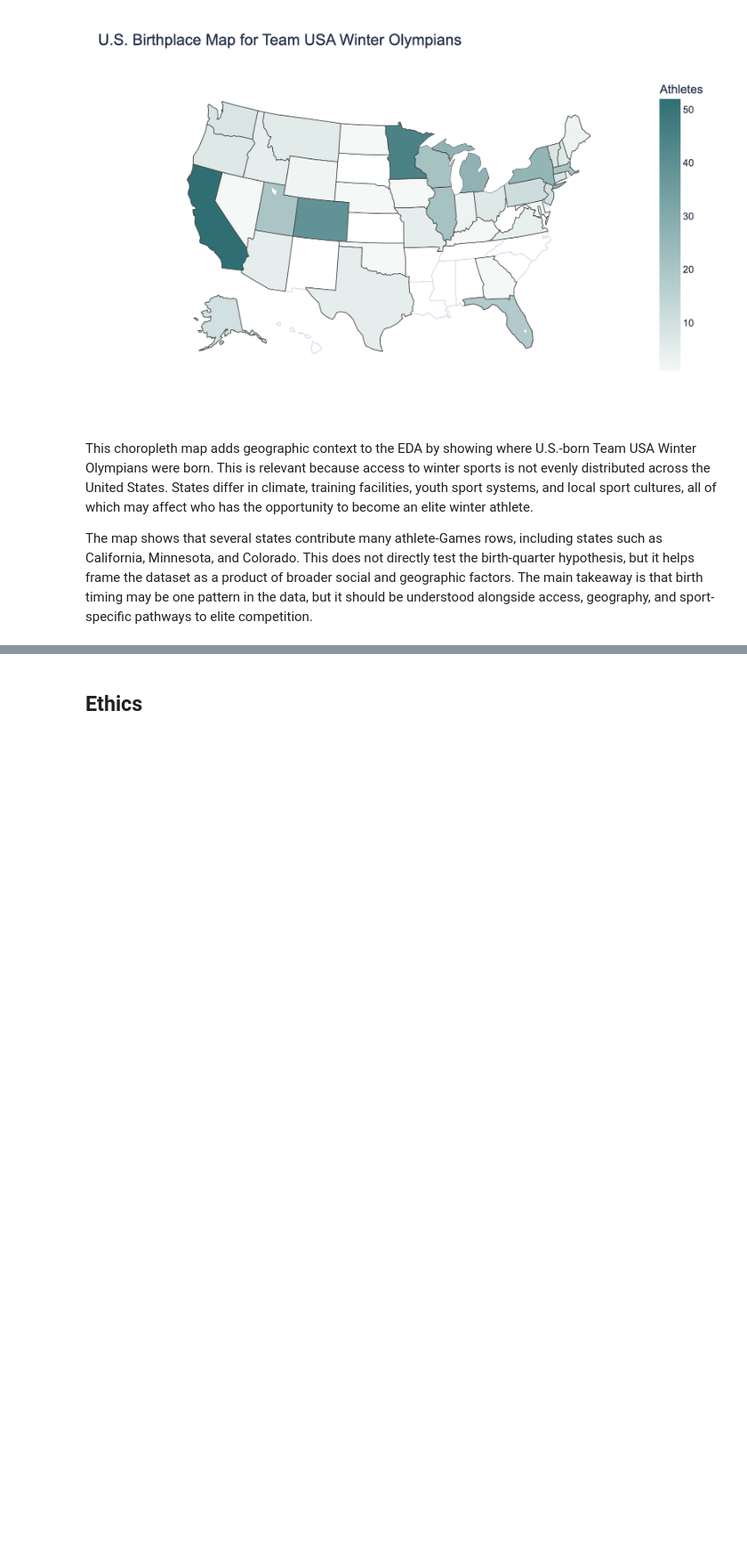
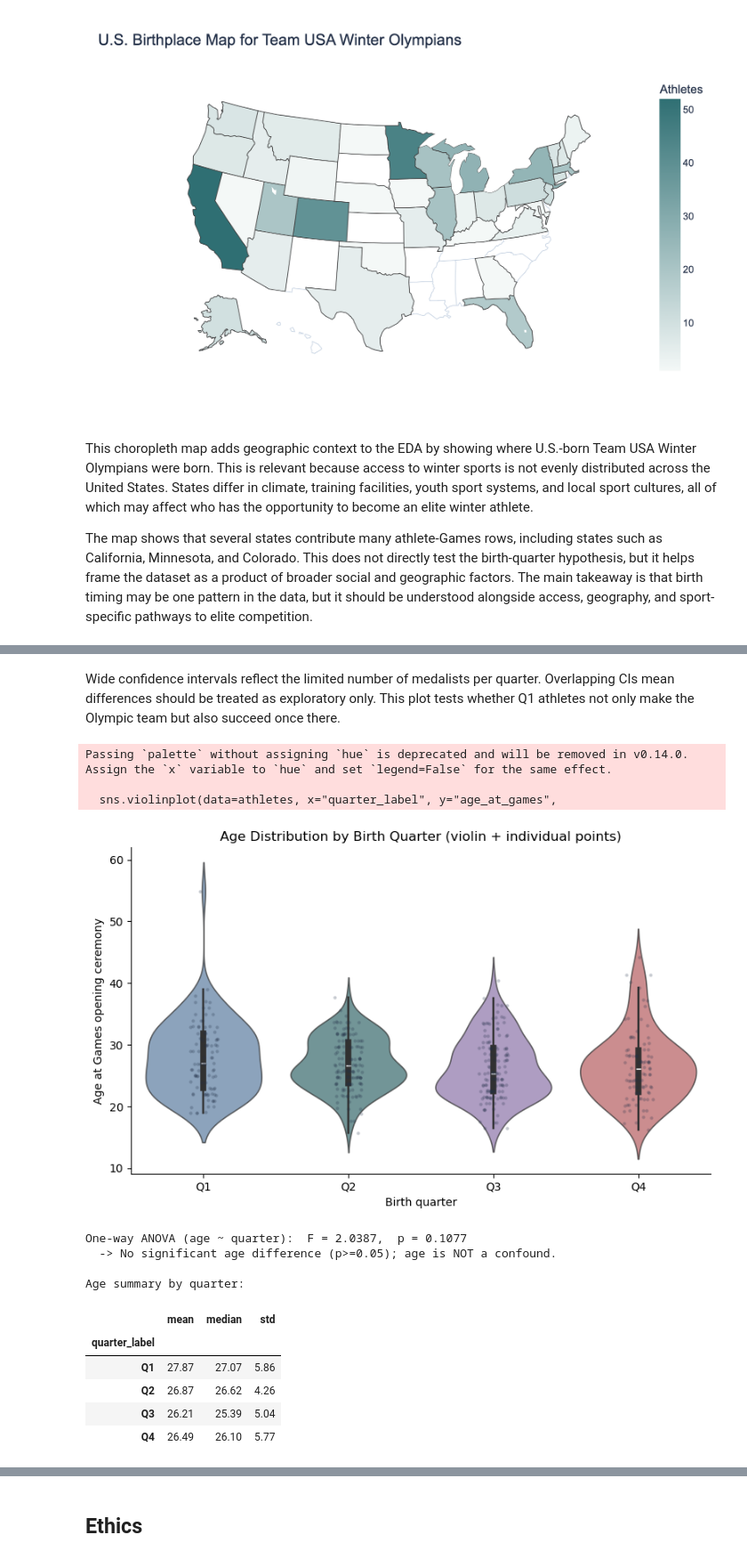
Before and after one commit to COGS108/Group-SP26-092, a Jupyter notebook: 02-EDACheckpoint.ipynb, the cells around one changed output, grey strips where cells are left out. Shown at 89% size. Cells and saved outputs as stored; diff of their text form; code cells hidden in the pictures; blank space fills up the shorter version.

```diff
--- a/02-EDACheckpoint.ipynb
+++ b/02-EDACheckpoint.ipynb
@@ -1362,0 +1629,46 @@ The map shows that several states contribute many athlete-Games rows, including
+# %% [markdown]
+Wide confidence intervals reflect the limited number of medalists per quarter. Overlapping CIs mean differences should be treated as exploratory only. This plot tests whether Q1 athletes not only make the Olympic team but also succeed once there.
+# %%
+# Age distribution by birth quarter — violin + strip, and one-way ANOVA
+fig, ax = plt.subplots(figsize=(8, 5))
+QPAL = {"Q1":"#4f7cac","Q2":"#2f6f73","Q3":"#8c6bb1","Q4":"#c44e52"}
+sns.violinplot(data=athletes, x="quarter_label", y="age_at_games",
+               palette=QPAL, order=QUARTER_LABELS,
+               inner="box", linewidth=1.2, alpha=0.7, ax=ax)
+sns.stripplot(data=athletes, x="quarter_label", y="age_at_games",
+              order=QUARTER_LABELS, color="#233048",
+              alpha=0.25, size=3, jitter=True, ax=ax)
+ax.set_xlabel("Birth quarter"); ax.set_ylabel("Age at Games opening ceremony")
+ax.set_title("Age Distribution by Birth Quarter (violin + individual points)")
+sns.despine(ax=ax); plt.tight_layout()
+plt.savefig("data/03-figures/age_by_quarter_violin.png", dpi=150, bbox_inches="tight")
+plt.show()
+
+# ANOVA: does mean age differ across birth quarters?
+groups = [athletes.loc[athletes["quarter_label"]==q, "age_at_games"].dropna()
+          for q in QUARTER_LABELS]
+f_stat, p_anova = stats.f_oneway(*groups)
+print(f"One-way ANOVA (age ~ quarter):  F = {f_stat:.4f},  p = {p_anova:.4f}")
+if p_anova >= 0.05:
+    print("  -> No significant age difference (p>=0.05); age is NOT a confound.")
+else:
+    print("  -> Significant age difference found; age may be a covariate.")
+
+print("\nAge summary by quarter:")
+display(athletes.groupby("quarter_label")["age_at_games"]
+        .agg(["mean","median","std"]).round(2))
+# %% [output]
+Passing `palette` without assigning `hue` is deprecated and will be removed in v0.14.0. Assign the `x` variable to `hue` and set `legend=False` for the same effect.
+
+  sns.violinplot(data=athletes, x="quarter_label", y="age_at_games",
+[figure, added]
+One-way ANOVA (age ~ quarter):  F = 2.0387,  p = 0.1077
+  -> No significant age difference (p>=0.05); age is NOT a confound.
+
+Age summary by quarter:
+|  | mean | median | std |
+| quarter_label |  |  |  |
+| Q1 | 27.87 | 27.07 | 5.86 |
+| Q2 | 26.87 | 26.62 | 4.26 |
+| Q3 | 26.21 | 25.39 | 5.04 |
+| Q4 | 26.49 | 26.10 | 5.77 |
```
Also changed, not shown: parts of 22 cells of this notebook, 5 other files.
